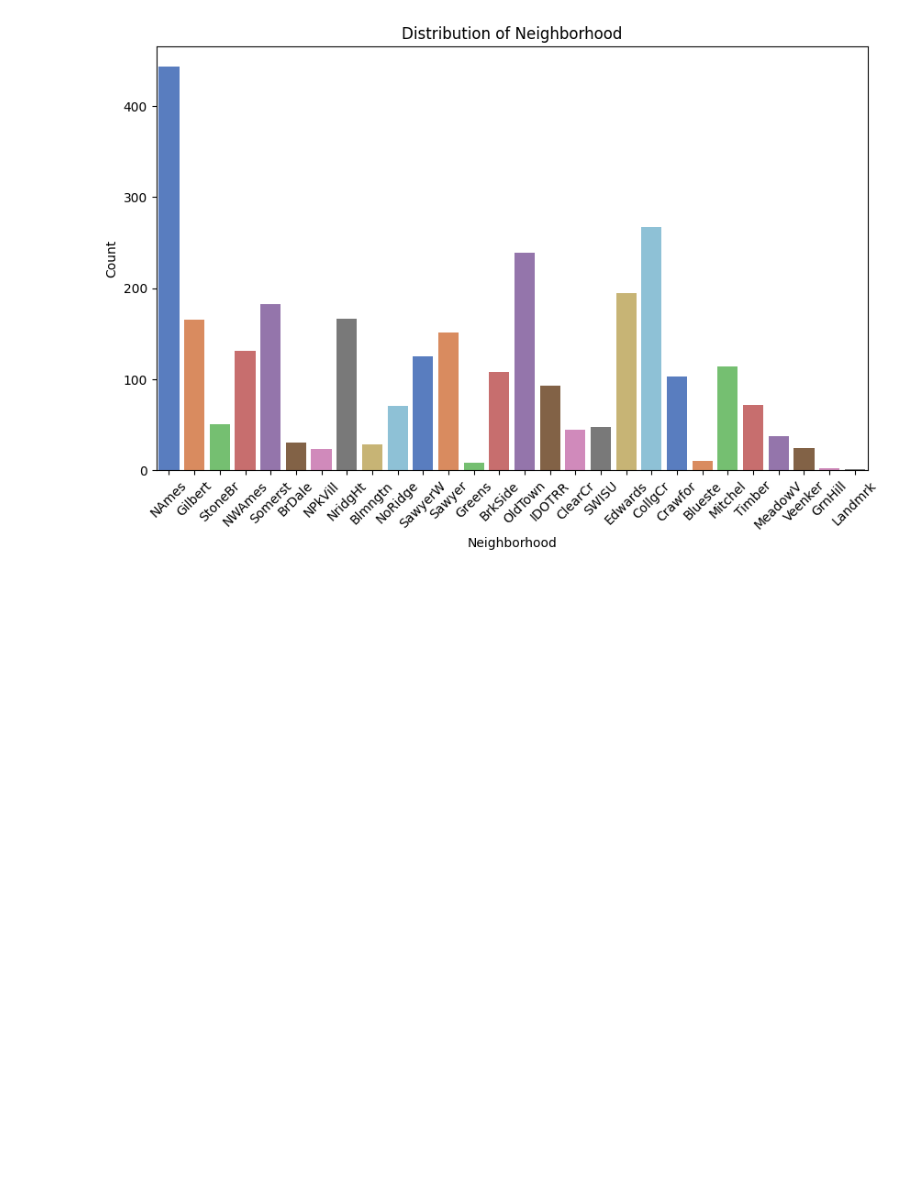
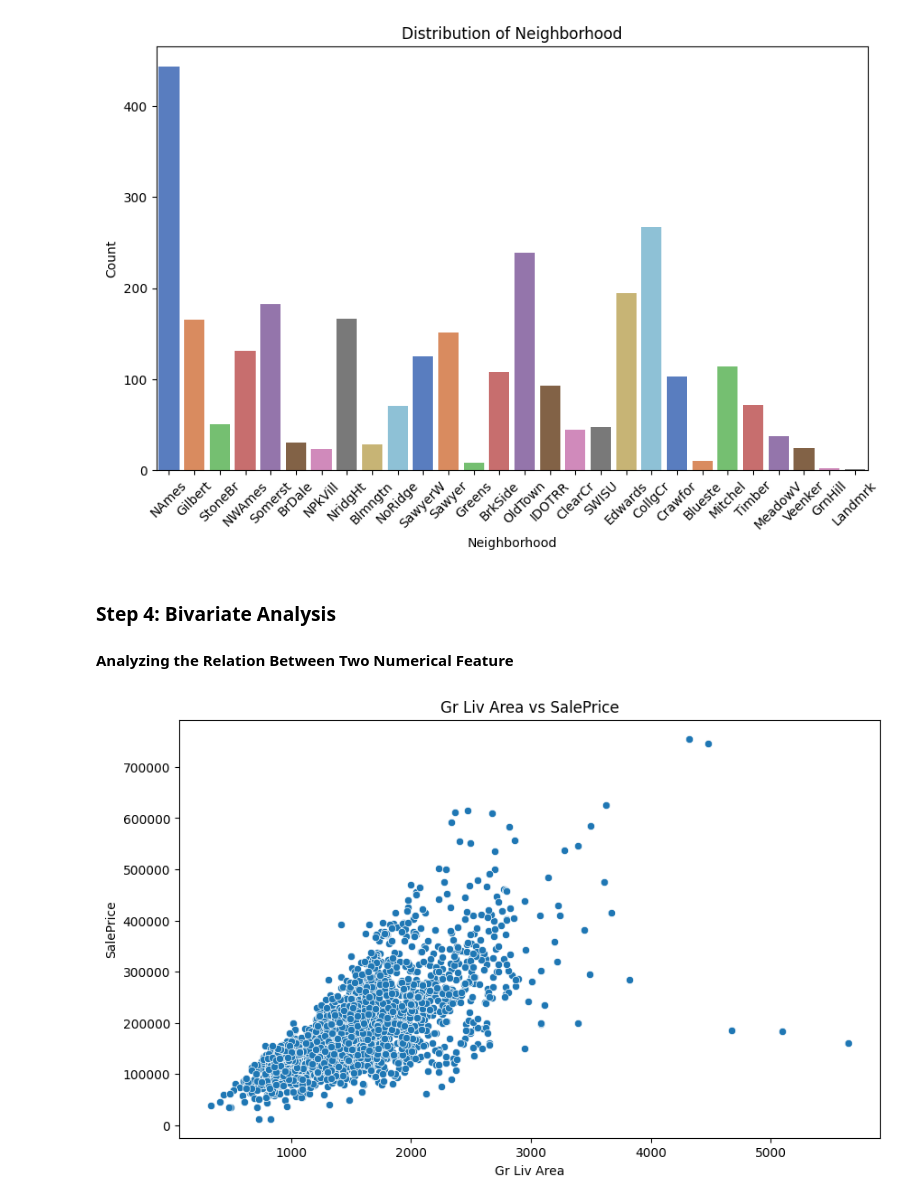
Before and after one commit to Nikhil-Verma-01/MLOPS-Production-Application, a Jupyter notebook: analysis/EDA.ipynb, the cells around one changed output. Drawn from its saved outputs; the diff is of its cells as text; code cells hidden in the pictures; blank space fills up the shorter version.

Commit message:
EDA Analyzers Implement

```diff
--- a/analysis/EDA.ipynb
+++ b/analysis/EDA.ipynb
@@ -93,3 +95,11 @@ Passing `palette` without assigning `hue` is deprecated and will be removed in v
 
   sns.countplot(x=feature, data=df, palette="muted")
 [figure]
+# %% [markdown]
+### Step 4: Bivariate Analysis
+#### Analyzing the Relation Between Two Numerical Feature
+# %%
+bivariate_analyzer = BivariateAnalyzer(NumericalVsNumericalAnalysis())
+bivariate_analyzer.execute_analysis(df, 'Gr Liv Area', 'SalePrice')
+# %% [output]
+[figure, added]
```
Also changed, not shown: parts of 5 cells of this notebook, 2 other files.
